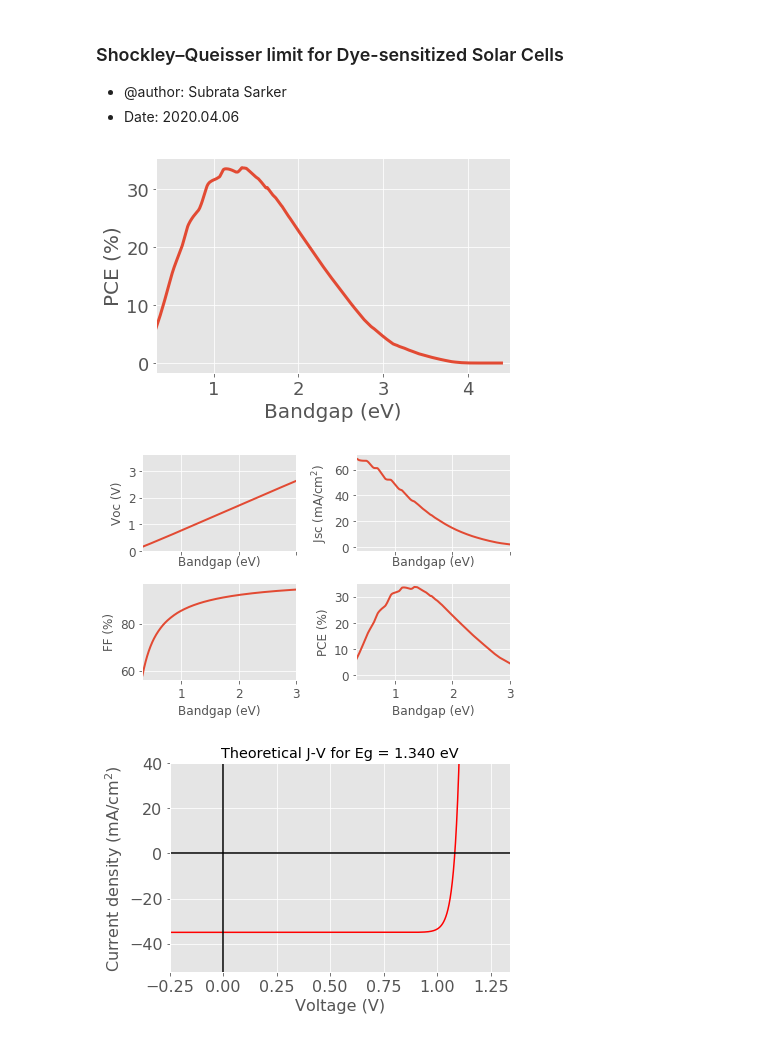
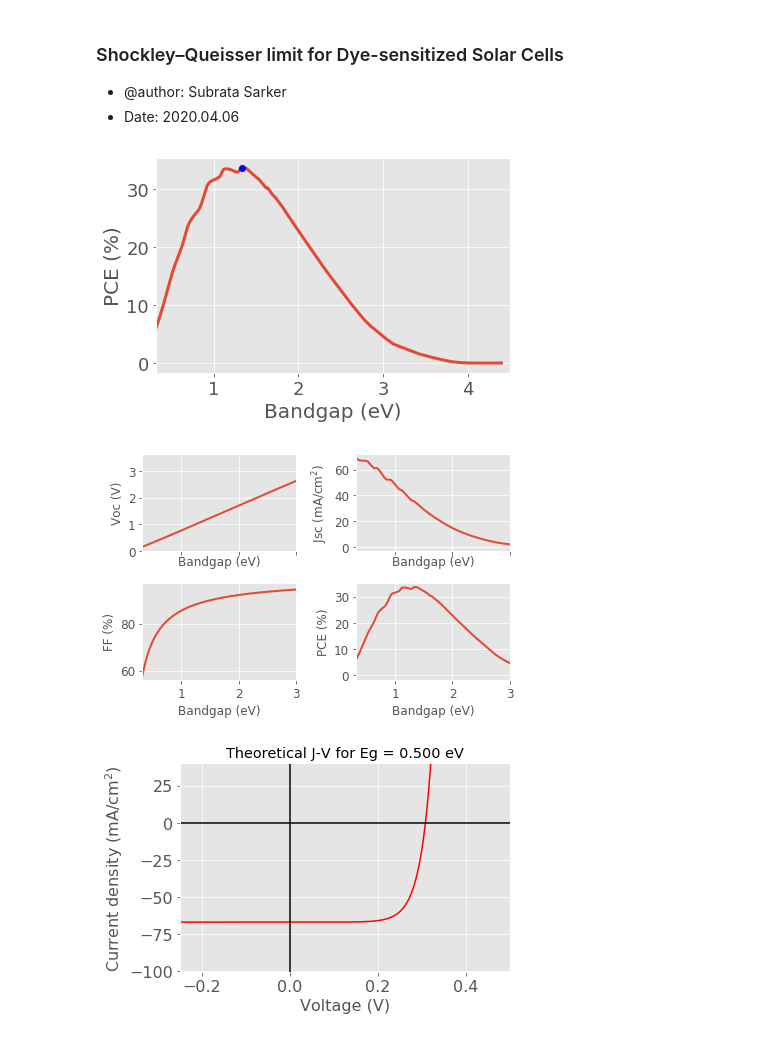
Before and after one commit to picklu/Shockley-Queisser-limit, a Jupyter notebook: SQ_limit_DSSCs.ipynb, the cells around one changed output. Saved outputs shown, nothing was run; the diff lists cells and outputs as text; code cells hidden in the pictures.

```diff
--- a/SQ_limit_DSSCs.ipynb
+++ b/SQ_limit_DSSCs.ipynb
@@ -115,12 +115,12 @@ class SQlim:
         return (k*self.T/q) * np.log((self.Jsc/self.J0) + 1)
 
     def __cal_E_PCE(self):
-        PCE = []
+        PCE = np.zeros(self.Es.size)
         for i, E in enumerate(self.Es):
             V = np.arange(0, E, 0.001)  # can change upperbound to Voc
             J = -1 * self.Jsc[i] + self.J0[i] * (
                 np.exp(q*V / (k*self.T)) - 1)
-            PCE.append(-1 * np.min(J*V) / self.intensity)
+            PCE[i] = -1 * np.min(J*V) / self.intensity
         return PCE
 
     def simulate_JV(self, Eg, plot_dark=False, Vstep=0.001,
@@ -215,6 +215,7 @@ class SQlim:
         plt.figure(para)
         ax = plt.gca()
         ax.plot(self.Es, self.paras[para], lw=3)
+        ax.plot([1.34], [33.69191567915919], 'bo')
 
         if para == "J0":
             ax.set_yscale('log')
@@ -320,10 +321,10 @@ class SQlim:
 # %%
 SQ = SQlim()
 SQ.plot()
 SQ.plotall()
-SQ.simulate_JV(1.34)
+SQ.simulate_JV(0.5)
 plt.show()
 # %% [output]
-[figure, old version]
+[figure, new version]
 [figure]
-[figure, old version]
+[figure, new version]
```
Also changed, not shown: parts of 5 cells of this notebook.
